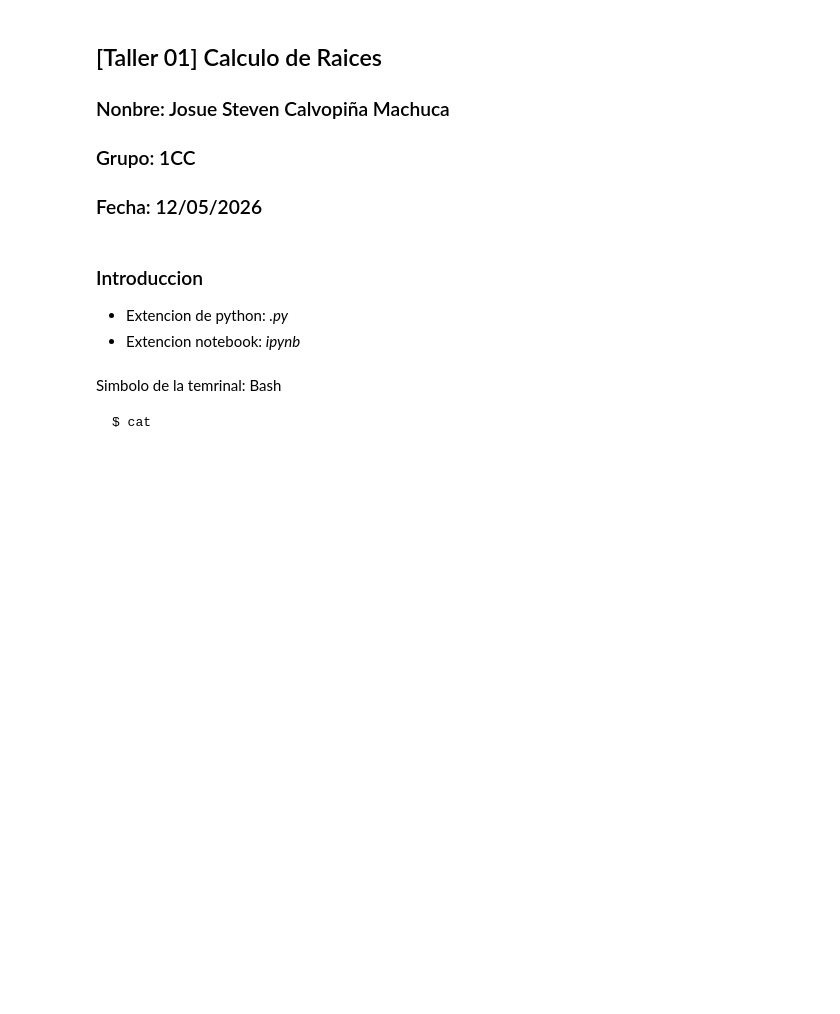
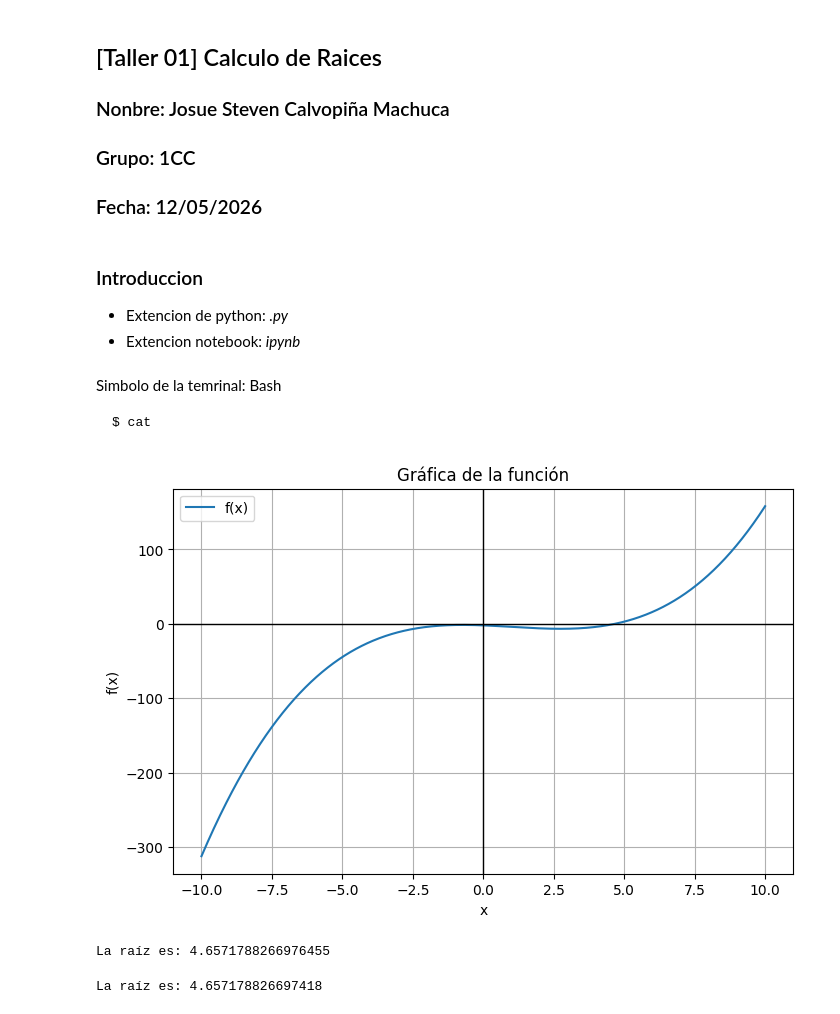
Before and after one commit to Pulga2104/Taller-1-Calculo-de-Raices, a Jupyter notebook: Calvopina M. Josue Taller 01 pseudocódigo y algoritmos.ipynb, the cells around one changed output. Saved outputs shown, nothing was run; the diff lists cells and outputs as text; code cells hidden in the pictures; blank space fills up the shorter version.

```diff
--- a/Calvopina M. Josue Taller 01 pseudocódigo y algoritmos.ipynb
+++ b/Calvopina M. Josue Taller 01 pseudocódigo y algoritmos.ipynb
@@ -20,7 +22,52 @@ $ cat
+# %%
+import numpy as np
+import matplotlib.pyplot as plt
+
+
+def f(x):
+    return (1/4) * (x**3 - 3*x**2 - 6*x - 8)
+
+
+# Valores de x
+x = np.linspace(-10, 10, 1000)
+
+# Evaluar la función
+y = f(x)
+
+# Graficar
+plt.figure(figsize=(8, 5))
+plt.plot(x, y, label='f(x)')
+plt.axhline(0, color='black', linewidth=1)  # eje x
+plt.axvline(0, color='black', linewidth=1)  # eje y
+
+plt.title('Gráfica de la función')
+plt.xlabel('x')
+plt.ylabel('f(x)')
+plt.grid(True)
+plt.legend()
+
+plt.show()
+# %% [output]
+[figure, added]
 # %%
-import numpy as np
-import matplotlib.pyplot as plt
-from scipy.optimize import bisect
+def f(x):
+    return (1/4) * (x**3 - 3*x**2 - 6*x - 8)
+
+raiz = bisect(f, -5, 5)
+
+print("La raíz es:", raiz)
+# %% [output]
+La raíz es: 4.6571788266976455
+# %%
+def f(x):
+    return (1/4) * (x**3 - 3*x**2 - 6*x - 8)
+
+
+raiz = bisect(f, 4, 5)
+
+print("La raíz es:", raiz)
+# %% [output]
+La raíz es: 4.657178826697418
 # %%
 import pandas as pd
 # %%
```
Also changed, not shown: parts of 3 cells of this notebook.
